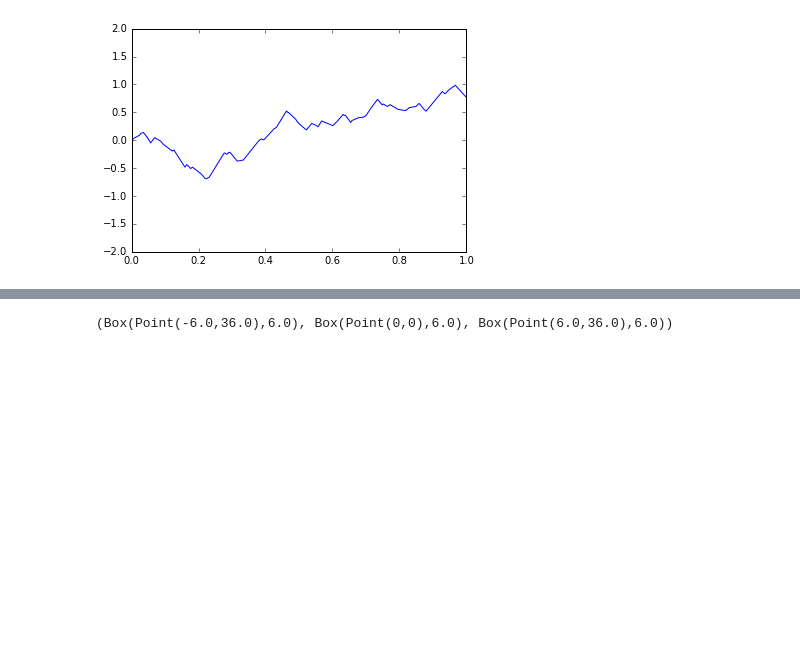
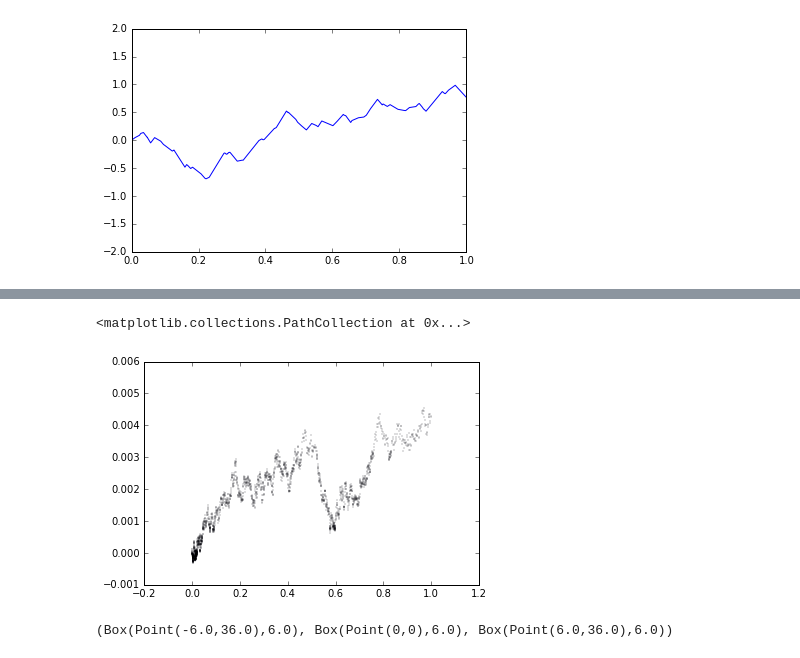
Before and after one commit to RadixSeven/LipschitzOpt, a Jupyter notebook: 1DOpt.ipynb, the cells around one changed output, grey strips where cells are left out. Drawn from its saved outputs; the diff is of its cells as text; code cells hidden in the pictures; blank space fills up the shorter version.

```diff
--- a/1DOpt.ipynb
+++ b/1DOpt.ipynb
@@ -47,3 +52,11 @@ def flatten(l):
+# %%
+def flatten(container):
+    for i in container:
+        if isinstance(i, list) or isinstance(i, tuple):
+            for j in flatten(i):
+                yield j
+        else:
+            yield i
 # %%
 def pairwise(iterable):
     "s -> (s0,s1), (s1,s2), (s2, s3), ..."
@@ -92,6 +109,26 @@ def lipschitzConstant(points):
 def funcFromPoints(points):
     """Makes a function that linearly interpolates for the control points (error for out of bounds)"""
     return interpolate.interp1d([p.x for p in points], [p.y for p in points],'linear')
+# %%
+def schubertAlgorithm(center,width,err,func,K):
+    """Returns the best point (and all points tried) on func given that it is Lipschitz continuous with constant K
+
+       center the center x value of the interval over which the optimization takes place
+       width the width of the interval over which the optimization takes place
+       err the maximum error allowed - the iteration will stop when the lower bound is within
+           err of the best point
+       func the function to optimize
+       K the lipschitz constant for the interval
+    """
+    boxes = [Box(Point(center,func(center)), width)]
+    minFound = min([box.center.y for box in boxes])
+    minErr = min([box.maxErr(K) for box in boxes if box.center.y == minFound])
+    while(minErr > err):
+        boxes = list(flatten([box if box.lowerBound(K) > minFound else box.divide(func) for box in boxes]))
+        minFound = min([box.center.y for box in boxes])
+        minErr = min([box.maxErr(K) for box in boxes if box.center.y == minFound])
+    best = [box for box in boxes if box.center.y == minFound]
+    return best[0].center,boxes
 # %%
 cp=lipschitzControlPoints(5,3); cp
 # %% [output]
@@ -129,3 +169,8 @@ Box(Point(0,0),18)
+# %%
+plt.scatter([box.center.x for box in boxes],[box.center.y for box in boxes],s=.025)
+# %% [output]
+<matplotlib.collections.PathCollection at 0x...>
+[figure, added]
 # %%
 xsq=lambda x:x*x
 # %%
```
Also changed, not shown: parts of 9 cells of this notebook.
